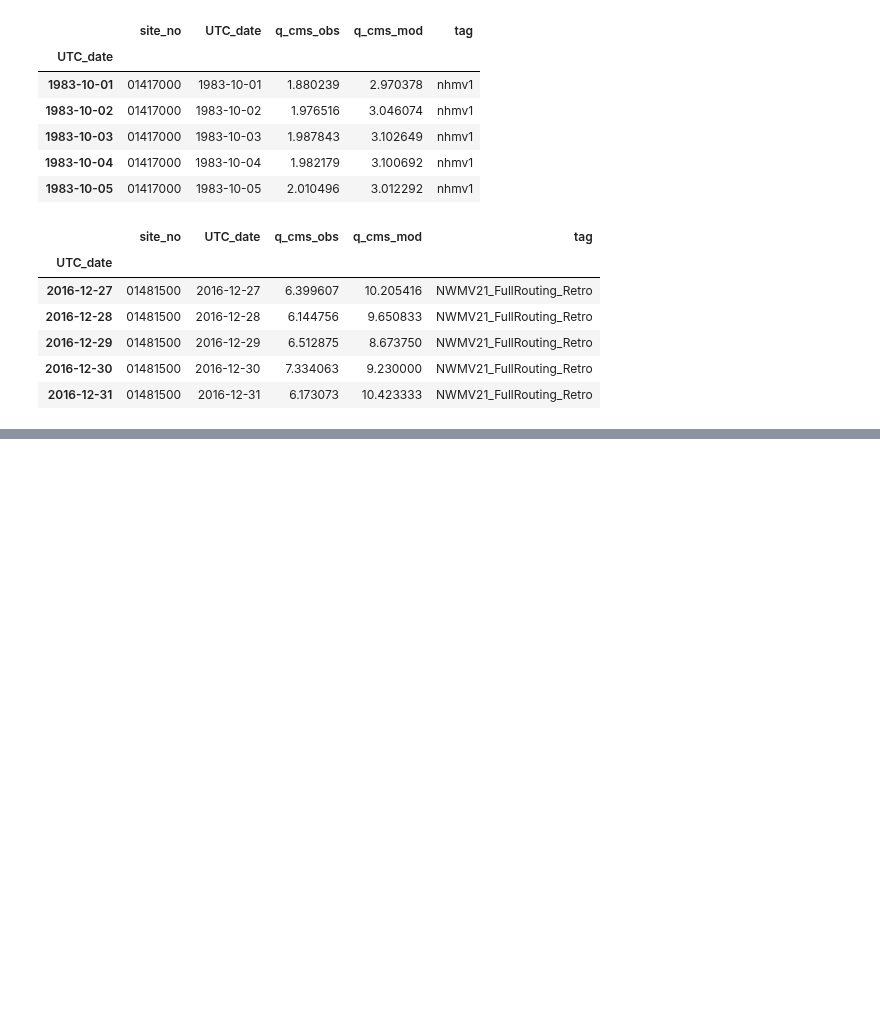
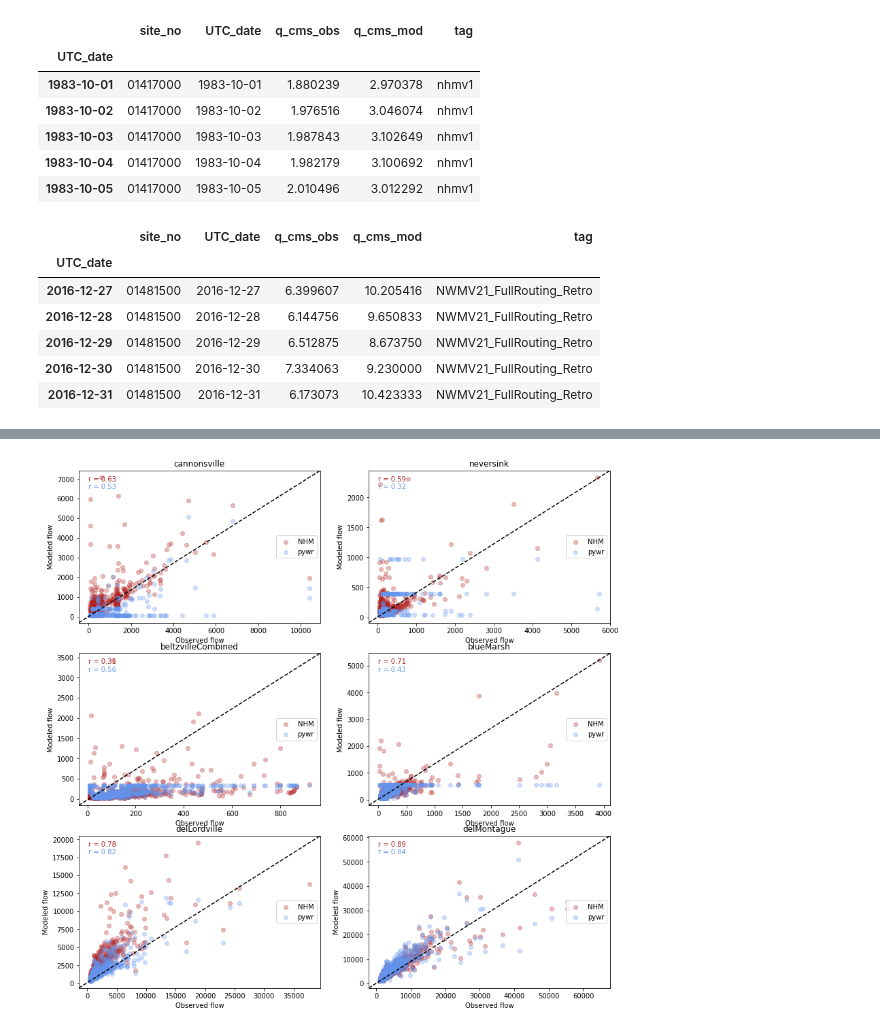
Before and after one commit to Pywr-DRB/Pywr-DRB, a Jupyter notebook: explore_streamflows.ipynb, the cells around one changed output, grey strips where cells are left out. Saved outputs shown, nothing was run; the diff lists cells and outputs as text; code cells hidden in the pictures; blank space fills up the shorter version.

```diff
--- a/explore_streamflows.ipynb
+++ b/explore_streamflows.ipynb
@@ -248,0 +293,24 @@ False
+# %%
+### compare NHM to observed, and pywr to observed
+fig, axs = plt.subplots(3,2,figsize=(14,14))
+
+sites = ['cannonsville', 'neversink', 'beltzvilleCombined', 'blueMarsh', 'delLordville', 'delMontague']
+for i, site in enumerate(sites):
+    row = 0 if i < 2 else 1 if i < 4 else 2
+    col = 0 if i%2 == 0 else 1
+    col
+    ax = axs[row, col]
+    prefix = 'outflow' if i < 4 else 'link'
+    ax.scatter(obs_matched[site], nhm_matched[site], label='NHM', alpha=0.3, color='firebrick')
+    ax.scatter(obs_matched[site], results[f'{prefix}_{site}'], label='pywr', alpha=0.3, color='cornflowerblue')
+    ax.plot([0, 1], [0, 1], transform=ax.transAxes, color='k', ls='--', zorder=1)
+    ax.annotate(f'r = {corrcoef_nan_masked(obs_matched[site], nhm_matched[site])}',
+                    xy = (0.04,0.93), xycoords=ax.transAxes, color = 'firebrick')
+    ax.annotate(f'r = {corrcoef_nan_masked(obs_matched[site], results[f"{prefix}_{site}"])}',
+                    xy = (0.04,0.88), xycoords=ax.transAxes, color = 'cornflowerblue')
+    ax.legend(loc='right')
+    ax.set_xlabel('Observed flow')
+    ax.set_ylabel('Modeled flow')
+    ax.set_title(site)
+# %% [output]
+[figure, added]
```
Also changed, not shown: parts of 15 cells of this notebook, 11 other files.
